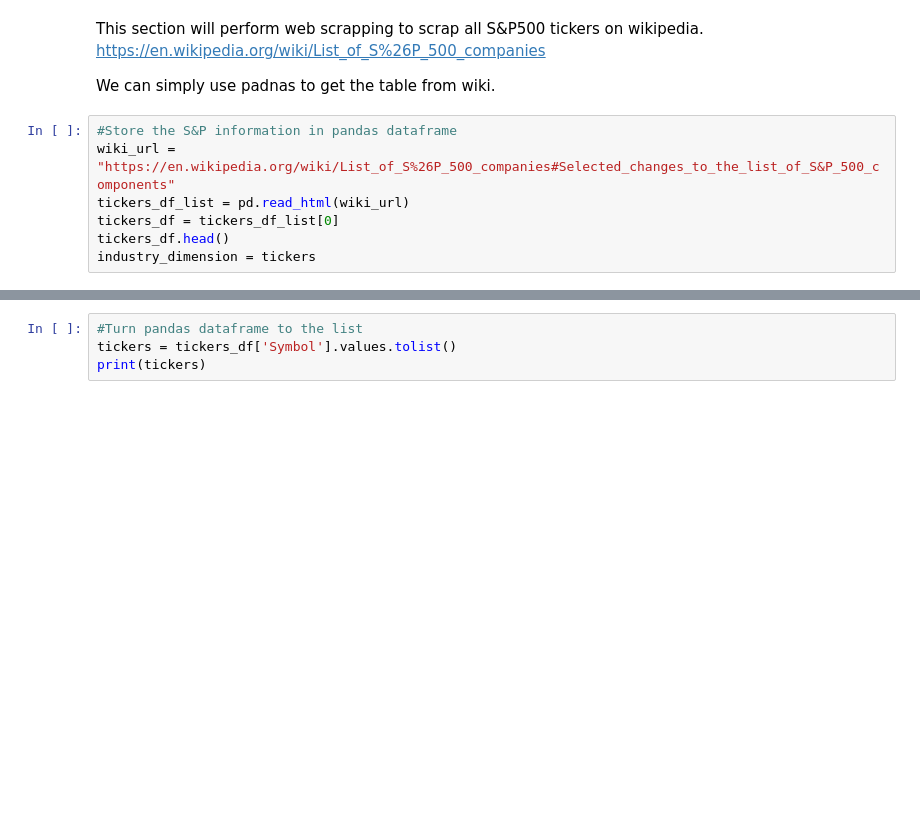
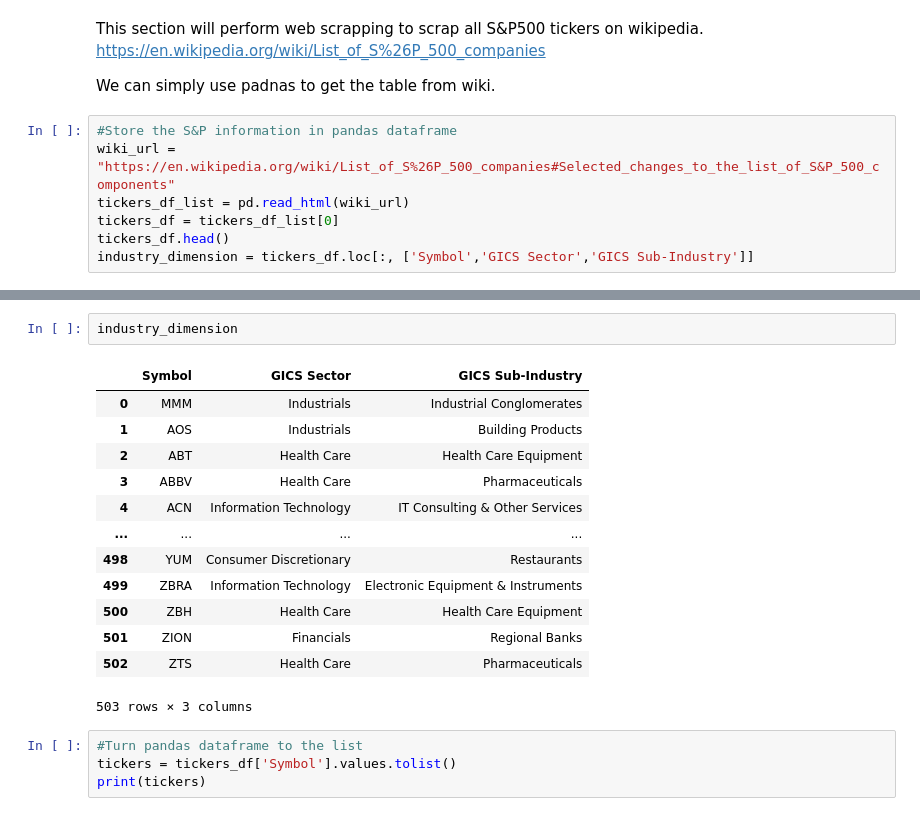
Before and after one commit to mikeyau1/FinancialDataAnalyst, a Jupyter notebook: FinancialDataAnalyst.ipynb, the cells around one changed output, grey strips where cells are left out. Saved outputs shown, nothing was run; the diff lists cells and outputs as text; blank space fills up the shorter version.

```diff
--- a/FinancialDataAnalyst.ipynb
+++ b/FinancialDataAnalyst.ipynb
@@ -71,4 +71,4 @@ wiki_url = "https://en.wikipedia.org/wiki/List_of_S%26P_500_companies#Selected_c
 tickers_df_list = pd.read_html(wiki_url)
 tickers_df = tickers_df_list[0]
 tickers_df.head()
-industry_dimension = tickers
+industry_dimension = tickers_df.loc[:, ['Symbol','GICS Sector','GICS Sub-Industry']]
@@ -82,3 +75,19 @@ industry_dimension = tickers
+# %%
+industry_dimension
+# %% [output]
+|  | Symbol | GICS Sector | GICS Sub-Industry |
+| 0 | MMM | Industrials | Industrial Conglomerates |
+| 1 | AOS | Industrials | Building Products |
+| 2 | ABT | Health Care | Health Care Equipment |
+| 3 | ABBV | Health Care | Pharmaceuticals |
+| 4 | ACN | Information Technology | IT Consulting & Other Services |
+| ... | ... | ... | ... |
+| 498 | YUM | Consumer Discretionary | Restaurants |
+| 499 | ZBRA | Information Technology | Electronic Equipment & Instruments |
+| 500 | ZBH | Health Care | Health Care Equipment |
+| 501 | ZION | Financials | Regional Banks |
+| 502 | ZTS | Health Care | Pharmaceuticals |
+503 rows × 3 columns
 # %%
 #Turn pandas dataframe to the list
 tickers = tickers_df['Symbol'].values.tolist()
```
Also changed, not shown: parts of 1 cell of this notebook.
